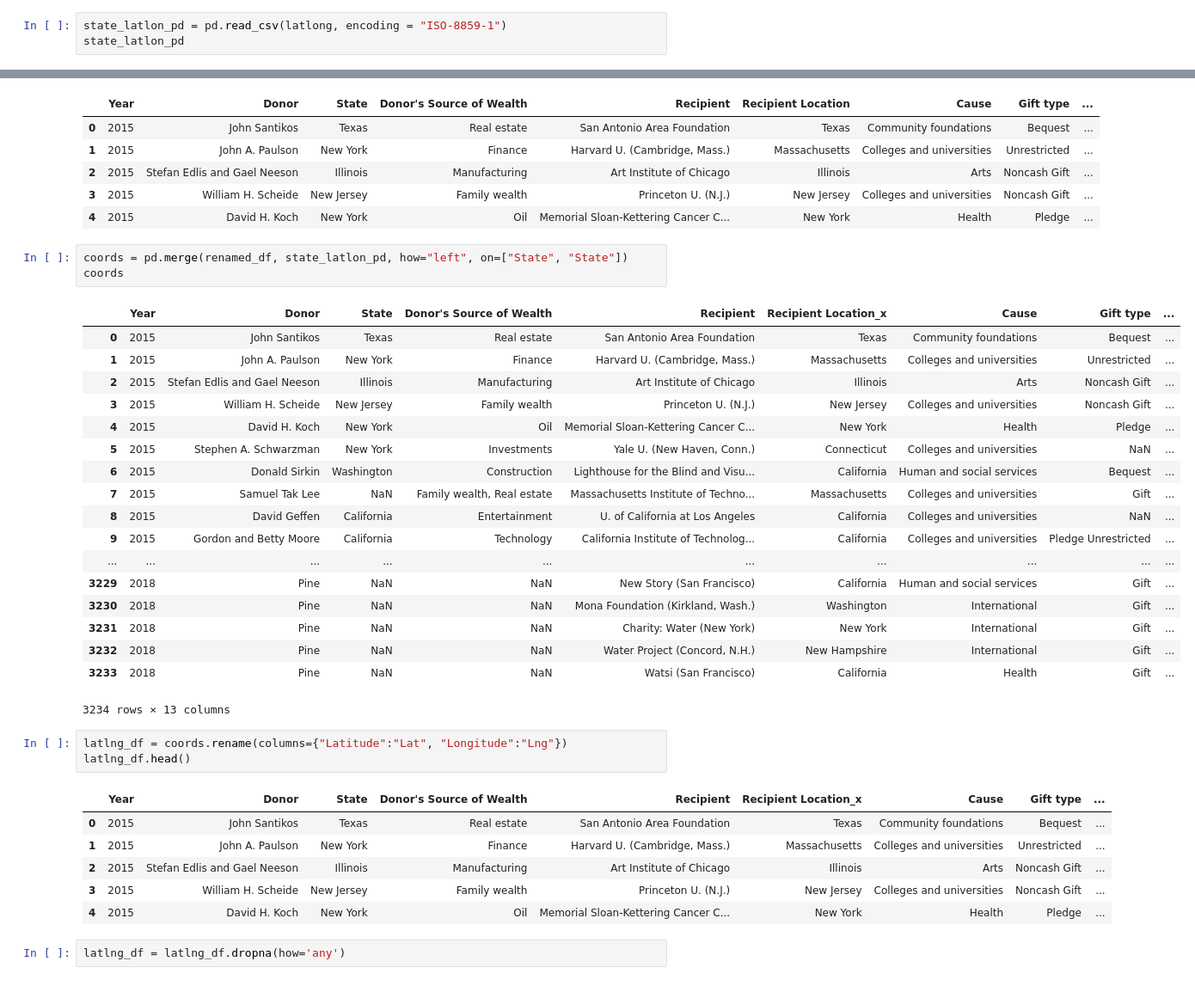
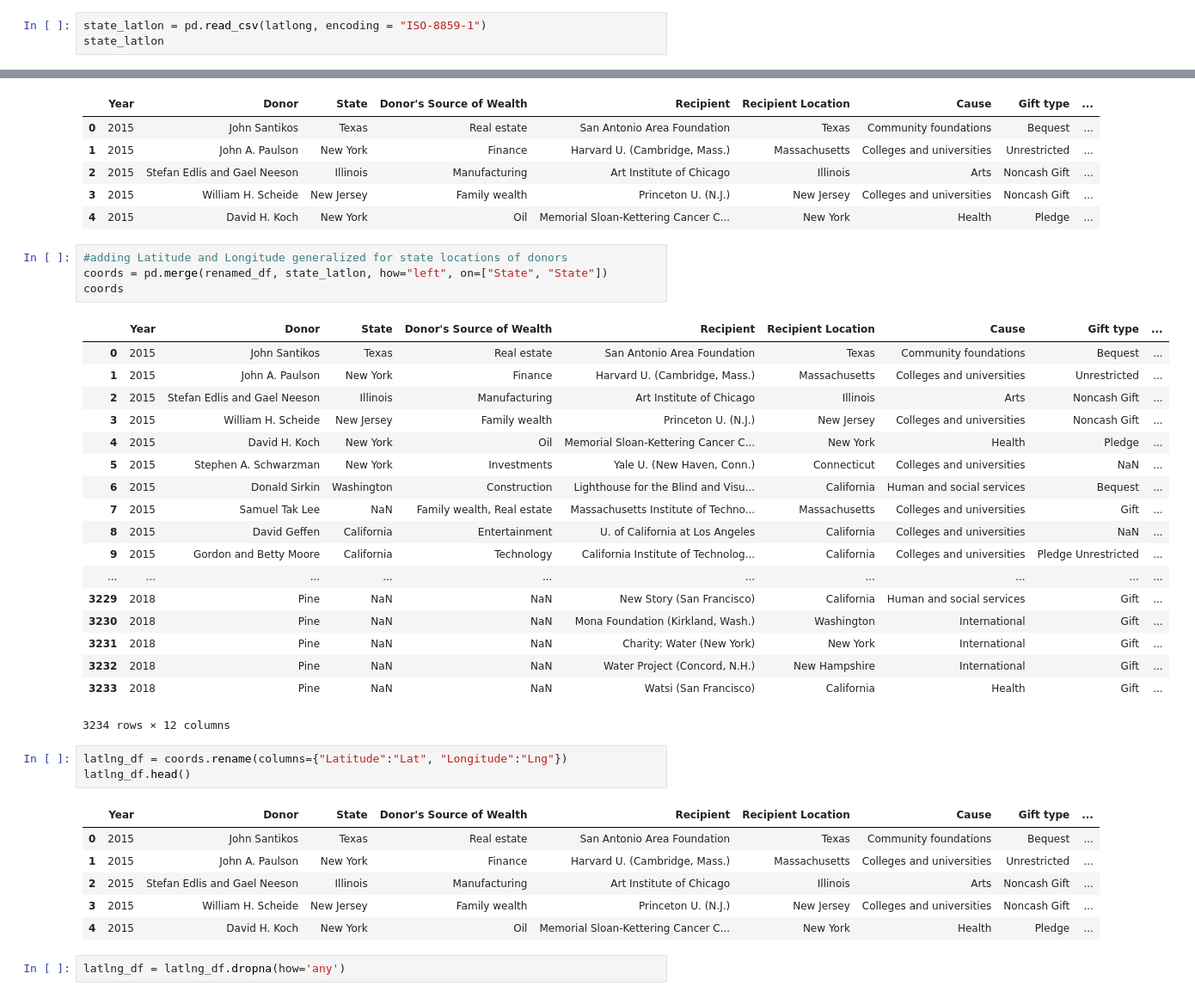
Before and after one commit to kjwunderlich/project-one---sphinx, a Jupyter notebook: Matts_Sphinx.ipynb, the cells around one changed output, grey strips where cells are left out. Shown at 86% size. Cells and saved outputs as stored; diff of their text form.

```diff
--- a/Matts_Sphinx.ipynb
+++ b/Matts_Sphinx.ipynb
@@ -15,6 +15,6 @@ data_2017 = "chronicle_data2017.csv"
 data_2018 = "chronicle_data2018.csv"
 latlong = "statelatlong.csv"
 # %%
-state_latlon_pd = pd.read_csv(latlong, encoding = "ISO-8859-1")
-state_latlon_pd
+state_latlon = pd.read_csv(latlong, encoding = "ISO-8859-1")
+state_latlon
 # %% [output]
@@ -201,10 +118,11 @@ renamed_df.head()
 | 3 | 2015 | William H. Scheide | New Jersey | Family wealth | Princeton U. (N.J.) | New Jersey | Colleges and universities | Noncash Gift | ... |
 | 4 | 2015 | David H. Koch | New York | Oil | Memorial Sloan-Kettering Cancer C... | New York | Health | Pledge | ... |
 # %%
-coords = pd.merge(renamed_df, state_latlon_pd, how="left", on=["State", "State"])
+#adding Latitude and Longitude generalized for state locations of donors
+coords = pd.merge(renamed_df, state_latlon, how="left", on=["State", "State"])
 coords
 # %% [output]
-|  | Year | Donor | State | Donor's Source of Wealth | Recipient | Recipient Location_x | Cause | Gift type | ... |
+|  | Year | Donor | State | Donor's Source of Wealth | Recipient | Recipient Location | Cause | Gift type | ... |
 | 0 | 2015 | John Santikos | Texas | Real estate | San Antonio Area Foundation | Texas | Community foundations | Bequest | ... |
 | 1 | 2015 | John A. Paulson | New York | Finance | Harvard U. (Cambridge, Mass.) | Massachusetts | Colleges and universities | Unrestricted | ... |
 | 2 | 2015 | Stefan Edlis and Gael Neeson | Illinois | Manufacturing | Art Institute of Chicago | Illinois | Arts | Noncash Gift | ... |
@@ -221,12 +139,12 @@ coords
 | 3231 | 2018 | Pine | NaN | NaN | Charity: Water (New York) | New York | International | Gift | ... |
 | 3232 | 2018 | Pine | NaN | NaN | Water Project (Concord, N.H.) | New Hampshire | International | Gift | ... |
 | 3233 | 2018 | Pine | NaN | NaN | Watsi (San Francisco) | California | Health | Gift | ... |
-3234 rows × 13 columns
+3234 rows × 12 columns
 # %%
 latlng_df = coords.rename(columns={"Latitude":"Lat", "Longitude":"Lng"})
 latlng_df.head()
 # %% [output]
-|  | Year | Donor | State | Donor's Source of Wealth | Recipient | Recipient Location_x | Cause | Gift type | ... |
+|  | Year | Donor | State | Donor's Source of Wealth | Recipient | Recipient Location | Cause | Gift type | ... |
 | 0 | 2015 | John Santikos | Texas | Real estate | San Antonio Area Foundation | Texas | Community foundations | Bequest | ... |
 | 1 | 2015 | John A. Paulson | New York | Finance | Harvard U. (Cambridge, Mass.) | Massachusetts | Colleges and universities | Unrestricted | ... |
 | 2 | 2015 | Stefan Edlis and Gael Neeson | Illinois | Manufacturing | Art Institute of Chicago | Illinois | Arts | Noncash Gift | ... |
```
Also changed, not shown: parts of 16 cells of this notebook, 1 other file.
